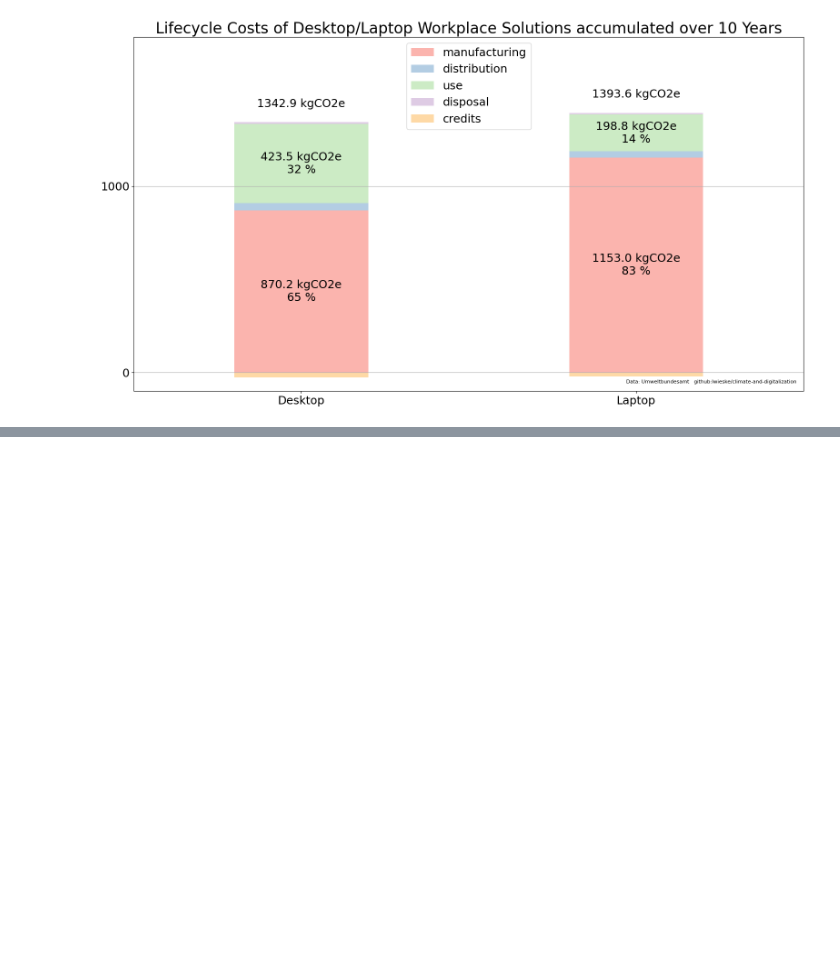
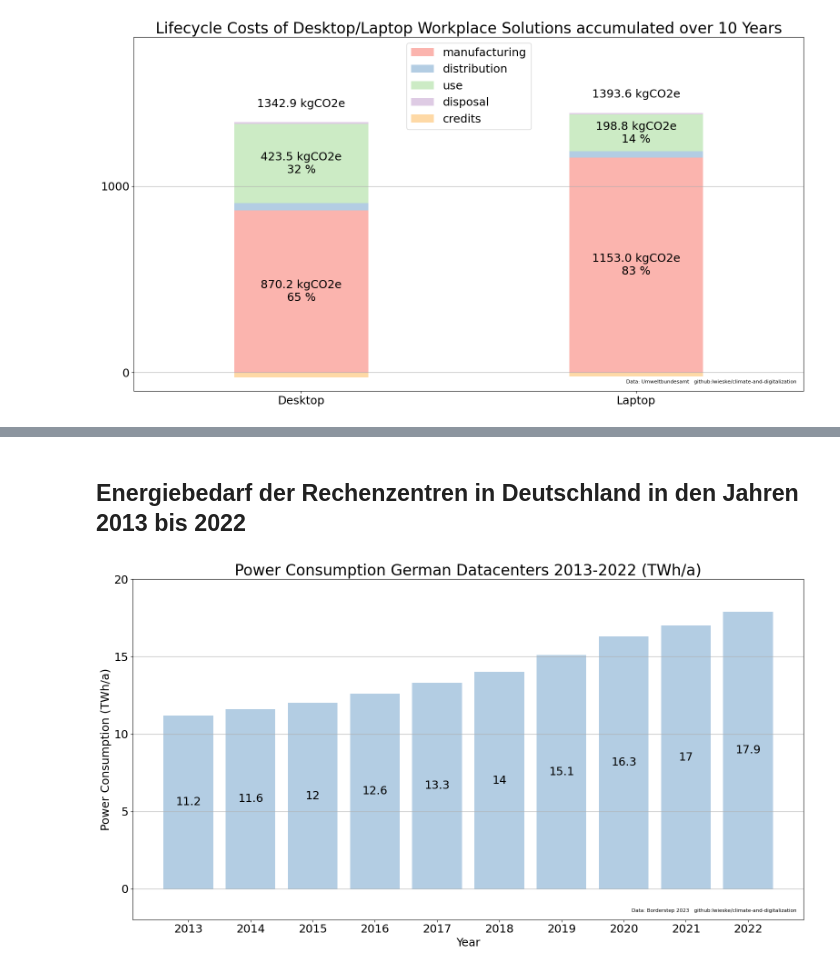
Before and after one commit to lwieske/climate-and-digitalization, a Jupyter notebook: README.ipynb, the cells around one changed output, grey strips where cells are left out. Drawn from its saved outputs; the diff is of its cells as text; code cells hidden in the pictures; blank space fills up the shorter version.

Commit message:
additional visualizations

```diff
--- a/README.ipynb
+++ b/README.ipynb
@@ -69,7 +69,7 @@ def finalize_plot(plt, title, credits, filename):
         xy=(0.99, 0.02), xycoords="axes fraction",
         fontsize=8, color='black',
         ha="right", va="bottom",
-#        bbox=dict(boxstyle="square", facecolor='white', edgecolor='none',),
+        bbox=dict(boxstyle="square", facecolor='white', edgecolor='none',),
     )
 
     plt.grid()
@@ -1578,0 +1579,37 @@ plt.show()
+# %% [markdown]
+## Energiebedarf der Rechenzentren in Deutschland in den Jahren 2013 bis 2022
+# %%
+labels             =          [2013, 2014, 2015, 2016, 2017, 2018, 2019, 2020, 2021, 2022]
+
+power_consumptions = np.array([11.2, 11.6, 12.0, 12.6, 13.3, 14.0, 15.1, 16.3, 17.0, 17.9])
+
+ghg_emissions      = np.array([ 6.8,  6.9,  6.9,  7.2,  7.1,  7.3,  6.6,  6.4,  7.4,  7.8])
+# %%
+plt.rcParams["figure.figsize"] = (16,9)
+
+plt.rcParams["figure.autolayout"] = True
+
+fig, ax = plt.subplots(1, 1)
+
+p = ax.bar(labels, power_consumptions, color=plt.cm.Pastel1(1))
+
+ax.set_xlabel("Year",  size = 18)
+ax.set_ylabel("Power Consumption (TWh/a)", size = 18)
+
+ax.set_xticks(labels)
+
+ax.set_yticks([0.0, 5.0, 10.0, 15.0, 20.0])
+
+ax.set_ylim([-2.0, 20.0])
+
+ax.bar_label(p, label_type='center')
+
+ax.grid(axis='x')
+
+finalize_plot(plt,
+    'Power Consumption German Datacenters 2013-2022 (TWh/a)',
+    'Data: Borderstep 2023   github:lwieske/climate-and-digitalization',
+    'power_consumption_german_datacenters',
+)
+# %% [output]
+[figure, added]
```
Also changed, not shown: parts of 2 cells of this notebook, 29 other files.
